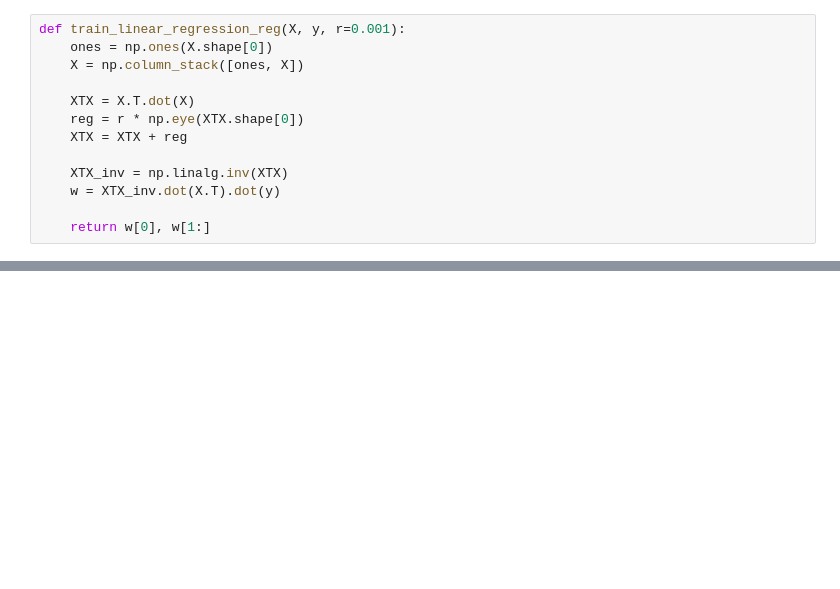
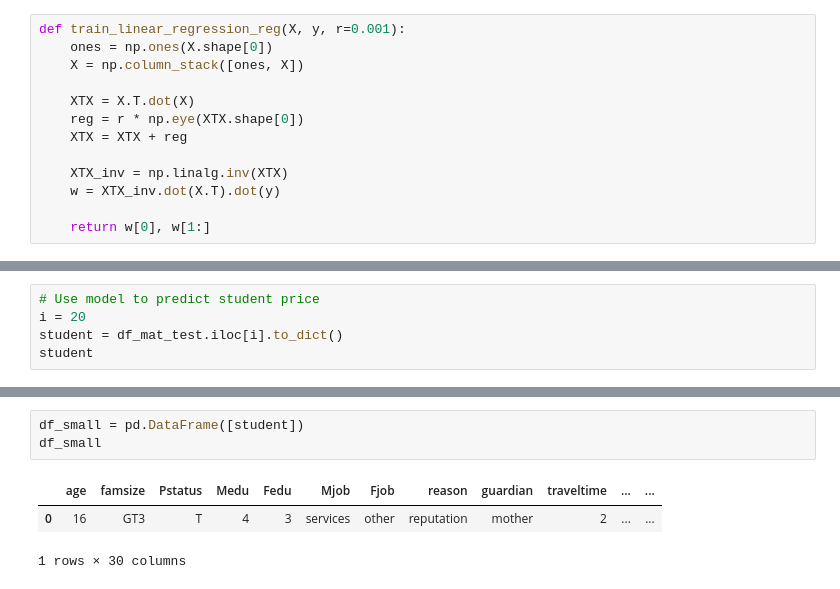
Before and after one commit to Santiagospinai7/ml-zoomcamp-homework, a Jupyter notebook: 02-regression/student_performance/student_performance.ipynb, the cells around one changed output, grey strips where cells are left out. Cells and saved outputs as stored; diff of their text form; blank space fills up the shorter version.

```diff
--- a/02-regression/student_performance/student_performance.ipynb
+++ b/02-regression/student_performance/student_performance.ipynb
@@ -376,0 +353,5 @@ RMSE: 1.836429619926639e-05
+# %%
+# Use model to predict student price
+i = 20
+student = df_mat_test.iloc[i].to_dict()
+student
@@ -376,0 +376,7 @@ RMSE: 1.836429619926639e-05
+# %%
+df_small = pd.DataFrame([student])
+df_small
+# %% [output]
+|  | age | famsize | Pstatus | Medu | Fedu | Mjob | Fjob | reason | guardian | traveltime | ... | ... |
+| 0 | 16 | GT3 | T | 4 | 3 | services | other | reputation | mother | 2 | ... | ... |
+1 rows × 30 columns
```
Also changed, not shown: parts of 14 cells of this notebook.
